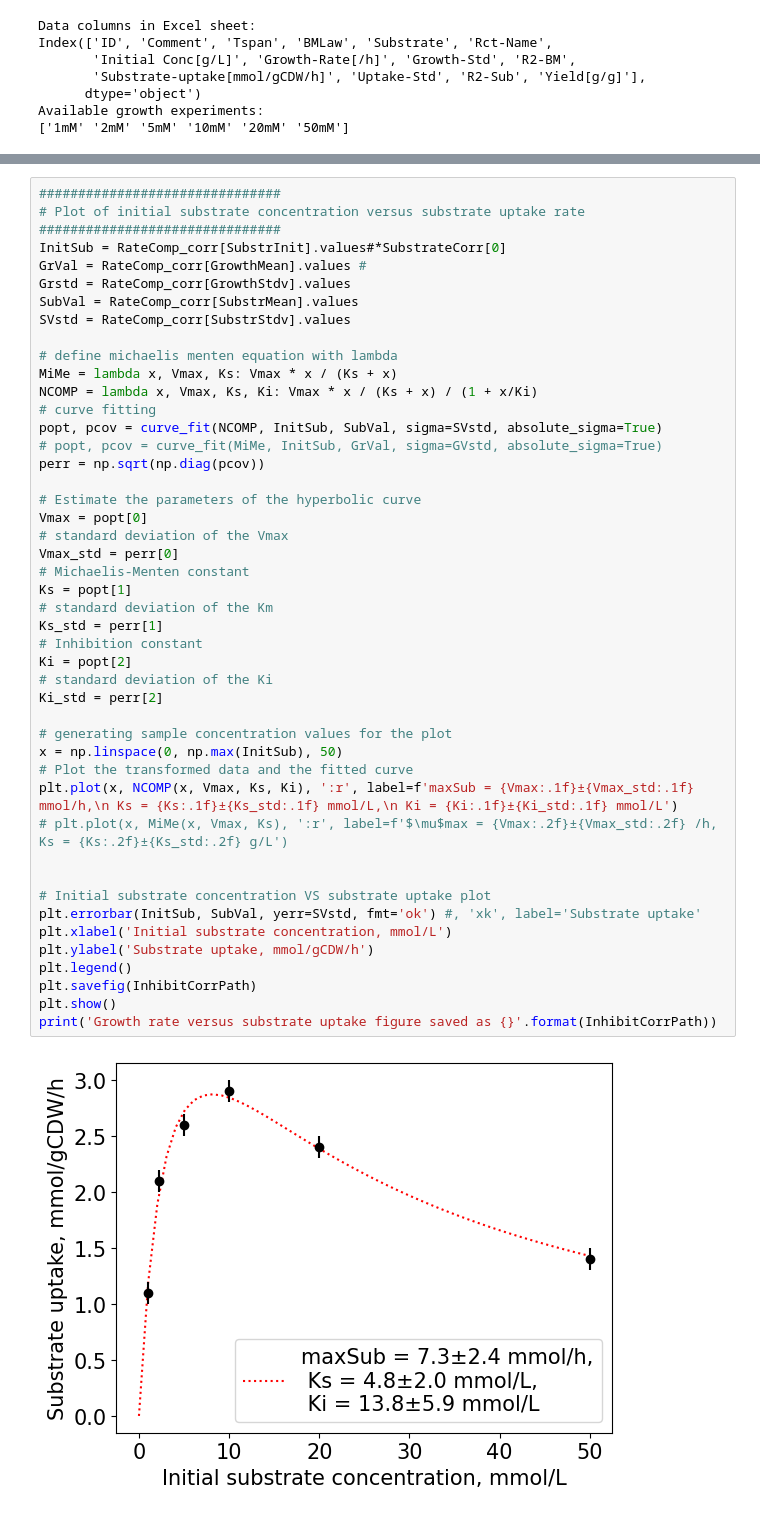
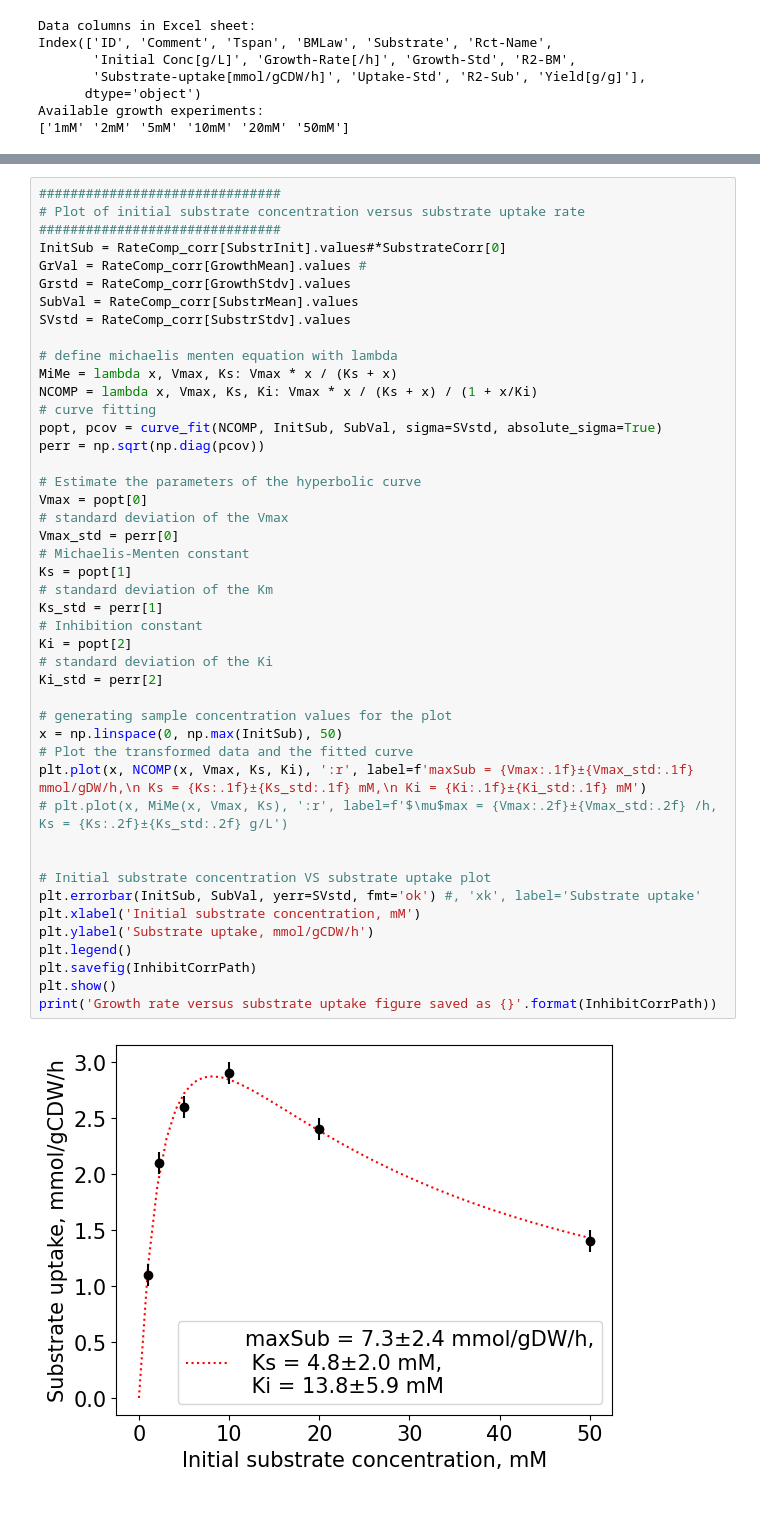
Before and after one commit to uliebal/biotechdataacademy, a Jupyter notebook: Jupyter/Rates+Yields.ipynb, the cells around one changed output, grey strips where cells are left out. Cells and saved outputs as stored; diff of their text form.

```diff
--- a/Jupyter/Rates+Yields.ipynb
+++ b/Jupyter/Rates+Yields.ipynb
@@ -315,36 +315,35 @@ MiMe = lambda x, Vmax, Ks: Vmax * x / (Ks + x)
 NCOMP = lambda x, Vmax, Ks, Ki: Vmax * x / (Ks + x) / (1 + x/Ki)
 # curve fitting
 popt, pcov = curve_fit(NCOMP, InitSub, SubVal, sigma=SVstd, absolute_sigma=True)
-# popt, pcov = curve_fit(MiMe, InitSub, GrVal, sigma=GVstd, absolute_sigma=True)
 perr = np.sqrt(np.diag(pcov))
 
 # Estimate the parameters of the hyperbolic curve
 Vmax = popt[0]
 # standard deviation of the Vmax
 Vmax_std = perr[0]
 # Michaelis-Menten constant
 Ks = popt[1]
 # standard deviation of the Km
 Ks_std = perr[1]
 # Inhibition constant
 Ki = popt[2]
 # standard deviation of the Ki
 Ki_std = perr[2]
 
 # generating sample concentration values for the plot
 x = np.linspace(0, np.max(InitSub), 50)
 # Plot the transformed data and the fitted curve
-plt.plot(x, NCOMP(x, Vmax, Ks, Ki), ':r', label=f'maxSub = {Vmax:.1f}±{Vmax_std:.1f} mmol/h,\n Ks = {Ks:.1f}±{Ks_std:.1f} mmol/L,\n Ki = {Ki:.1f}±{Ki_std:.1f} mmol/L')
+plt.plot(x, NCOMP(x, Vmax, Ks, Ki), ':r', label=f'maxSub = {Vmax:.1f}±{Vmax_std:.1f} mmol/gDW/h,\n Ks = {Ks:.1f}±{Ks_std:.1f} mM,\n Ki = {Ki:.1f}±{Ki_std:.1f} mM')
 # plt.plot(x, MiMe(x, Vmax, Ks), ':r', label=f'$\mu$max = {Vmax:.2f}±{Vmax_std:.2f} /h, Ks = {Ks:.2f}±{Ks_std:.2f} g/L')
 
 
 # Initial substrate concentration VS substrate uptake plot
 plt.errorbar(InitSub, SubVal, yerr=SVstd, fmt='ok') #, 'xk', label='Substrate uptake'
-plt.xlabel('Initial substrate concentration, mmol/L')
+plt.xlabel('Initial substrate concentration, mM')
 plt.ylabel('Substrate uptake, mmol/gCDW/h')
 plt.legend()
 plt.savefig(InhibitCorrPath)
 plt.show()
 print('Growth rate versus substrate uptake figure saved as {}'.format(InhibitCorrPath))
 # %% [output]
-[figure, old version]
+[figure, new version]
```
Also changed, not shown: parts of 4 cells of this notebook, 41 other files.
